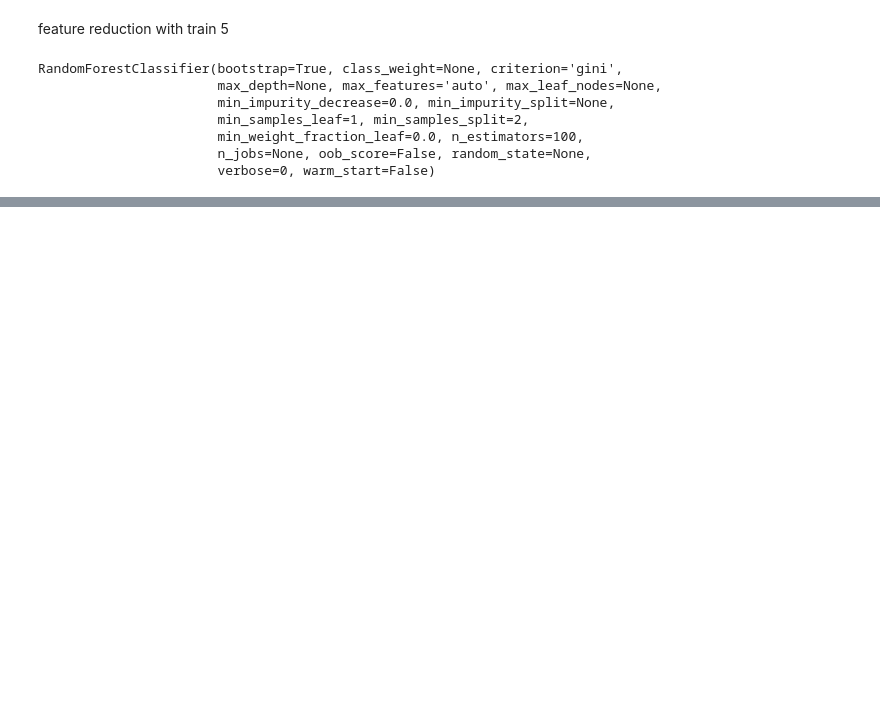
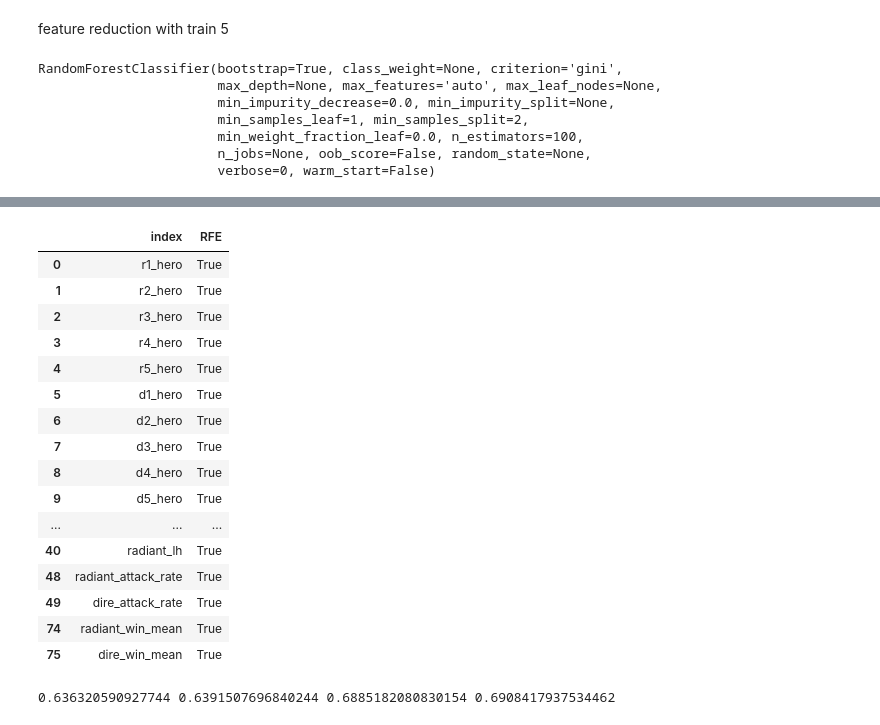
Before and after one commit to nathanConn/Springboard, a Jupyter notebook: Capstone 1.ipynb, the cells around one changed output, grey strips where cells are left out. Saved outputs shown, nothing was run; the diff lists cells and outputs as text; code cells hidden in the pictures; blank space fills up the shorter version.

```diff
--- a/Capstone 1.ipynb
+++ b/Capstone 1.ipynb
@@ -3099,0 +1933,53 @@ dtype: float64
+# %%
+X = train6[features]
+Y = train6['radiant_win']
+# %%
+from sklearn.model_selection import train_test_split
+X_Dev, X_Val, Y_Dev, Y_Val = train_test_split(X, Y, test_size = 0.3, random_state = 42, stratify = Y)
+# %%
+from sklearn.feature_selection import RFE
+from sklearn.linear_model import LogisticRegression
+
+model = LogisticRegression()
+rfe = RFE(model, 20)
+fit = rfe.fit(X_Dev, Y_Dev)
+# %%
+Selected = pd.DataFrame(rfe.support_, columns = ["RFE"], index=features)
+Selected = Selected.reset_index()
+Selected[Selected['RFE'] == True]
+# %% [output]
+|  | index | RFE |
+| 0 | r1_hero | True |
+| 1 | r2_hero | True |
+| 2 | r3_hero | True |
+| 3 | r4_hero | True |
+| 4 | r5_hero | True |
+| 5 | d1_hero | True |
+| 6 | d2_hero | True |
+| 7 | d3_hero | True |
+| 8 | d4_hero | True |
+| 9 | d5_hero | True |
+| ... | ... | ... |
+| 40 | radiant_lh | True |
+| 48 | radiant_attack_rate | True |
+| 49 | dire_attack_rate | True |
+| 74 | radiant_win_mean | True |
+| 75 | dire_win_mean | True |
+# %%
+pred_train = fit.predict(X_Dev)
+pred_test = fit.predict(X_Val)
+
+from sklearn.metrics import accuracy_score
+accuracy_train = accuracy_score(pred_train,Y_Dev)
+accuracy_test = accuracy_score(pred_test,Y_Val)
+
+from sklearn import metrics
+fpr, tpr, _ = metrics.roc_curve(np.array(Y_Dev), fit.predict_proba(X_Dev)[:,1])
+auc_train = metrics.auc(fpr,tpr)
+
+fpr, tpr, _ = metrics.roc_curve(np.array(Y_Val), fit.predict_proba(X_Val)[:,1])
+auc_test = metrics.auc(fpr,tpr)
+
+print(accuracy_train,accuracy_test,auc_train,auc_test)
+# %% [output]
+0.636320590927744 0.6391507696840244 0.6885182080830154 0.6908417937534462
```
Also changed, not shown: parts of 64 cells of this notebook, 3 other files.
